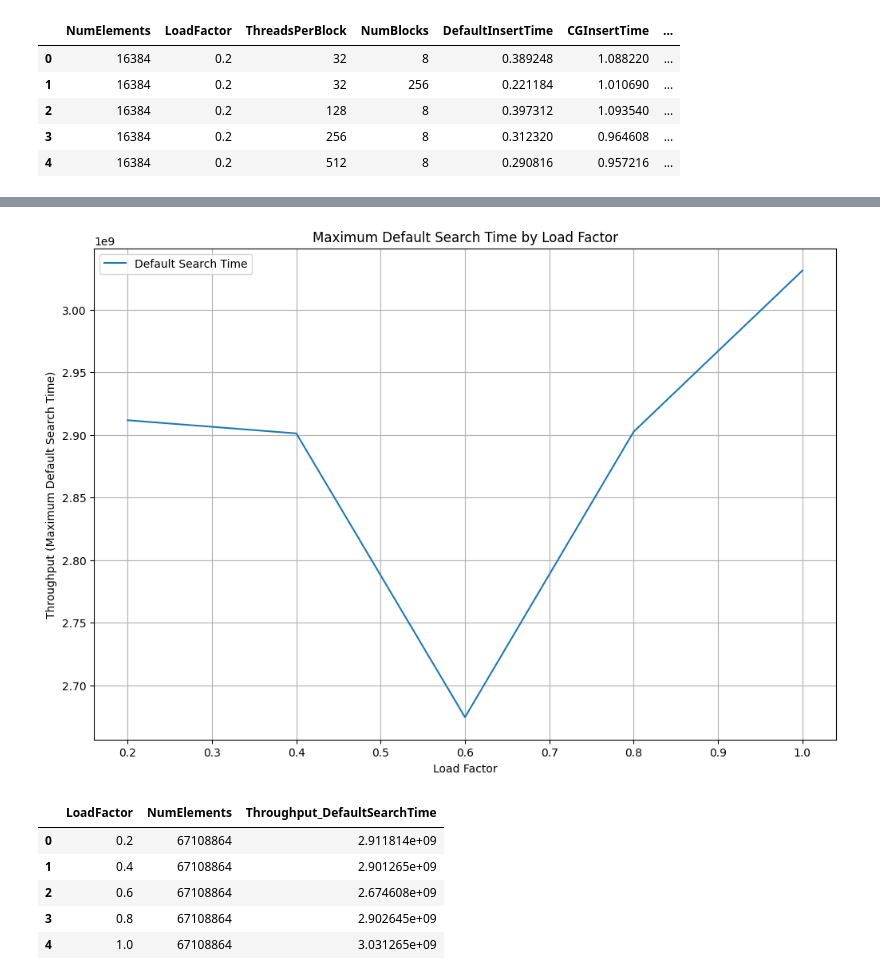
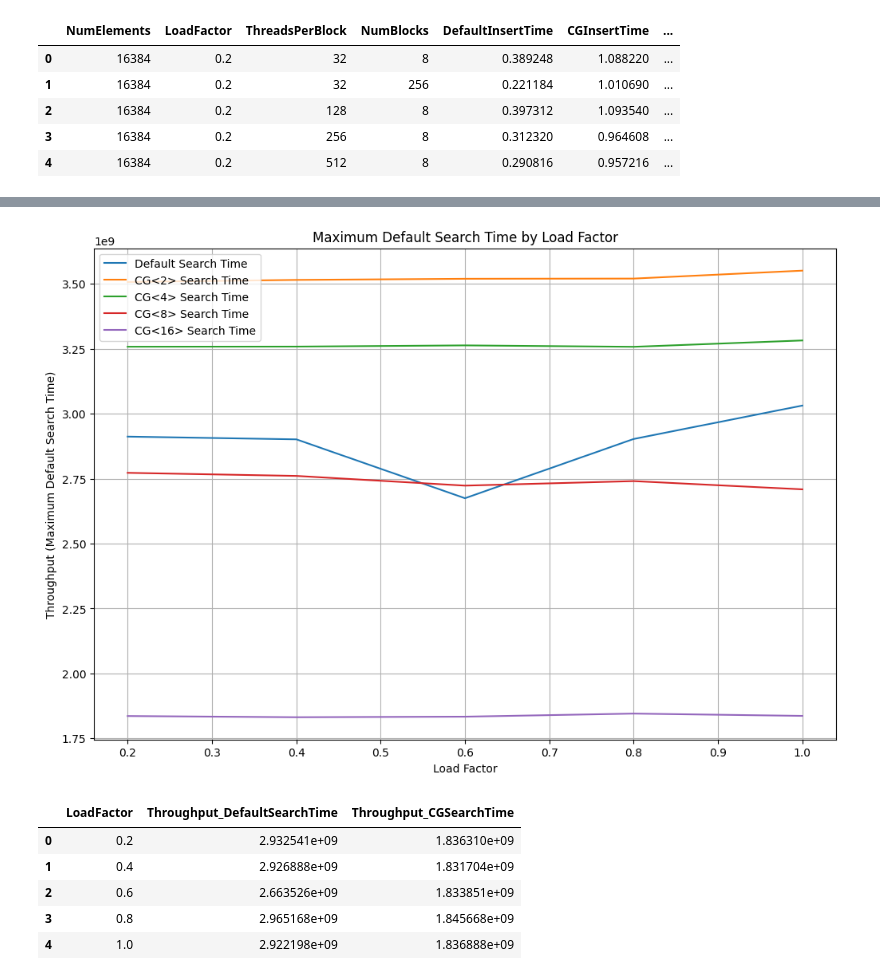
Before and after one commit to sandeepnmenon/gpu_datastructures, a Jupyter notebook: basics/visualize_results.ipynb, the cells around one changed output, grey strips where cells are left out. Drawn from its saved outputs; the diff is of its cells as text; code cells hidden in the pictures.

```diff
--- a/basics/visualize_results.ipynb
+++ b/basics/visualize_results.ipynb
@@ -5,9 +5,12 @@ import pandas as pd
 
 %matplotlib inline
 # %%
-benchmark_file = '/mnt/d/Downloads/benchmark_results_cg2.csv'
-data = pd.read_csv(benchmark_file, sep=',', header=0)
-data.head()
+data = {}
+cgs = [2,4,8,16]
+for cg in cgs:
+    benchmark_file = f'/mnt/d/Downloads/benchmark_results_cg{cg}.csv'
+    data[cg]=pd.read_csv(benchmark_file, sep=',', header=0)
+data[2].head()
 # %% [output]
 |  | NumElements | LoadFactor | ThreadsPerBlock | NumBlocks | DefaultInsertTime | CGInsertTime | ... |
 | 0 | 16384 | 0.2 | 32 | 8 | 0.389248 | 1.088220 | ... |
@@ -17,10 +20,11 @@ data.head()
 | 4 | 16384 | 0.2 | 512 | 8 | 0.290816 | 0.957216 | ... |
 # %%
 # Add a new column for throughput which is Time Column/ NumElements
-for column in data.columns:
-    if "Time" in column:
-        data['Throughput_' + column] = 1000*data['NumElements'] / data[column]
+for cg in cgs:
+    for column in data[cg].columns:
+        if "Time" in column:
+            data[cg]['Throughput_' + column] = 1000*data[cg]['NumElements'] / data[cg][column]
 
-data.head()
+data[cg].head()
 # %% [output]
 |  | NumElements | LoadFactor | ThreadsPerBlock | NumBlocks | DefaultInsertTime | CGInsertTime | ... |
@@ -31,0 +36,4 @@ data.head()
+# %%
+cg=8
+data_N = data[cg][data[cg]['NumElements'] == N]
+data_N
@@ -32,41 +54,45 @@ data.head()
 # %%
 # Plot the graphs
 # x-axis - LoadFactor
 # y-axis - Throughput_DefaultSearchTime
 # In the same graph, plot the throughput different NumElements. Pick the maximum Throughput_DefaultSearchTime for each LoadFactor
 
 # Filter rows to pick a particular N
 N = 67108864
-data_N = data[data['NumElements'] == N]
+plt.figure(figsize=(12, 8))
 
-grouped_data = data_N.groupby(['LoadFactor', 'NumElements'])[
-    'Throughput_DefaultSearchTime'].max().reset_index()
+for cg in cgs:
+    data_N = data[cg][data[cg]['NumElements'] == N]
 
-grouped_data_2 = grouped_data.groupby(['LoadFactor'])[
-    'Throughput_DefaultSearchTime'].mean().reset_index()
+    grouped_data = data_N.groupby(['LoadFactor']).agg({
+        'Throughput_DefaultSearchTime': 'max',
+        'Throughput_CGSearchTime': 'max'
+    }).reset_index()
 
-plt.figure(figsize=(12, 8))
-plt.plot(grouped_data_2['LoadFactor'], grouped_data_2['Throughput_DefaultSearchTime'], label='Default Search Time')
+    if cg==2:
+        plt.plot(grouped_data['LoadFactor'], grouped_data['Throughput_DefaultSearchTime'], label='Default Search Time')
+    plt.plot(grouped_data['LoadFactor'], grouped_data['Throughput_CGSearchTime'], label=f'CG<{cg}> Search Time')
+
 
 plt.title('Maximum Default Search Time by Load Factor')
 plt.xlabel('Load Factor')
 plt.ylabel('Throughput (Maximum Default Search Time)')
 plt.legend()
 plt.grid(True)
 
 # Show the plot
 plt.show()
 # %% [output]
-[figure, old version]
+[figure, new version]
 # %%
 grouped_data
 # %% [output]
-|  | LoadFactor | NumElements | Throughput_DefaultSearchTime |
-| 0 | 0.2 | 67108864 | 2.911814e+09 |
-| 1 | 0.4 | 67108864 | 2.901265e+09 |
-| 2 | 0.6 | 67108864 | 2.674608e+09 |
-| 3 | 0.8 | 67108864 | 2.902645e+09 |
-| 4 | 1.0 | 67108864 | 3.031265e+09 |
+|  | LoadFactor | Throughput_DefaultSearchTime | Throughput_CGSearchTime |
+| 0 | 0.2 | 2.932541e+09 | 1.836310e+09 |
+| 1 | 0.4 | 2.926888e+09 | 1.831704e+09 |
+| 2 | 0.6 | 2.663526e+09 | 1.833851e+09 |
+| 3 | 0.8 | 2.965168e+09 | 1.845668e+09 |
+| 4 | 1.0 | 2.922198e+09 | 1.836888e+09 |
 # %%
 pivot_data
 # %% [output]
```
Also changed, not shown: parts of 3 cells of this notebook.
